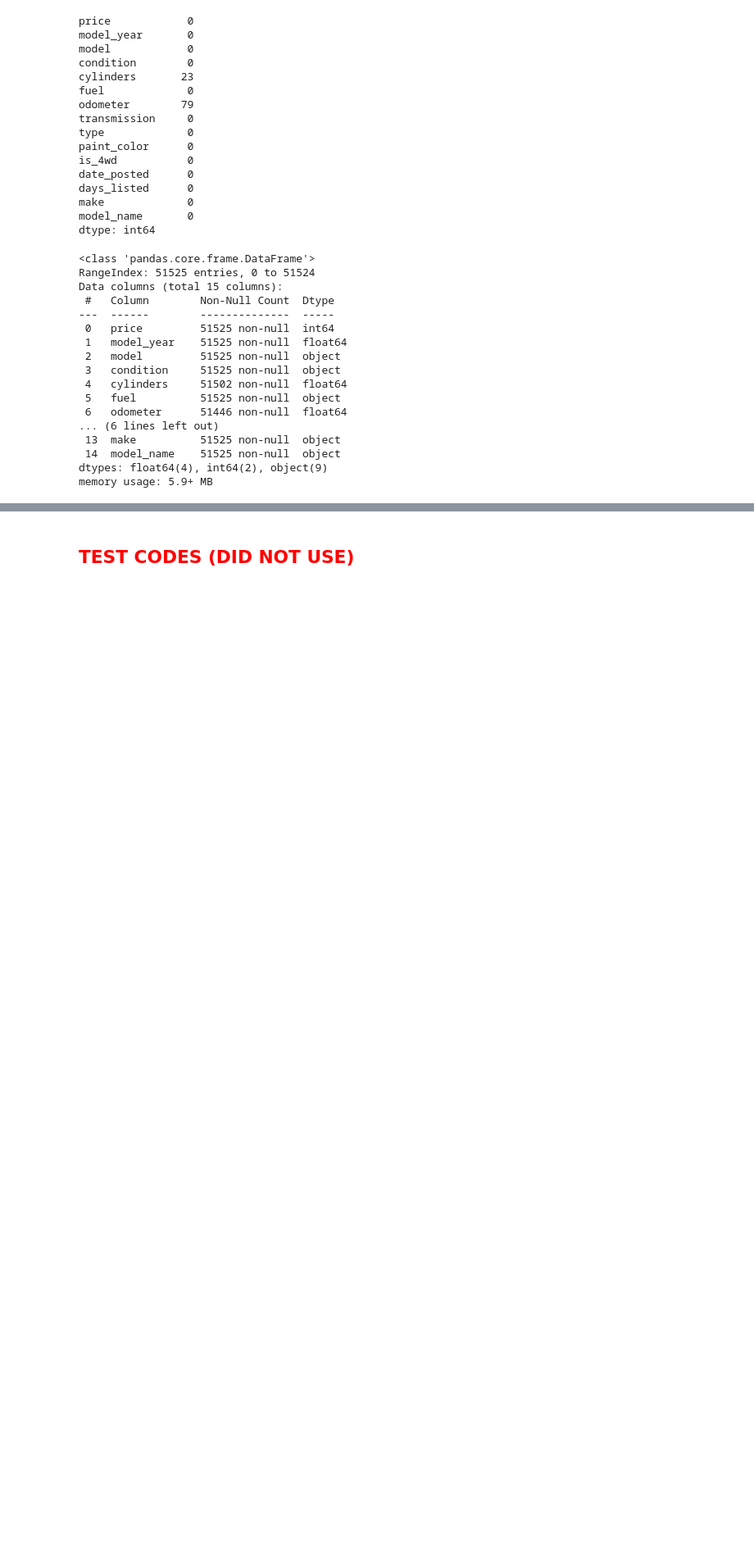
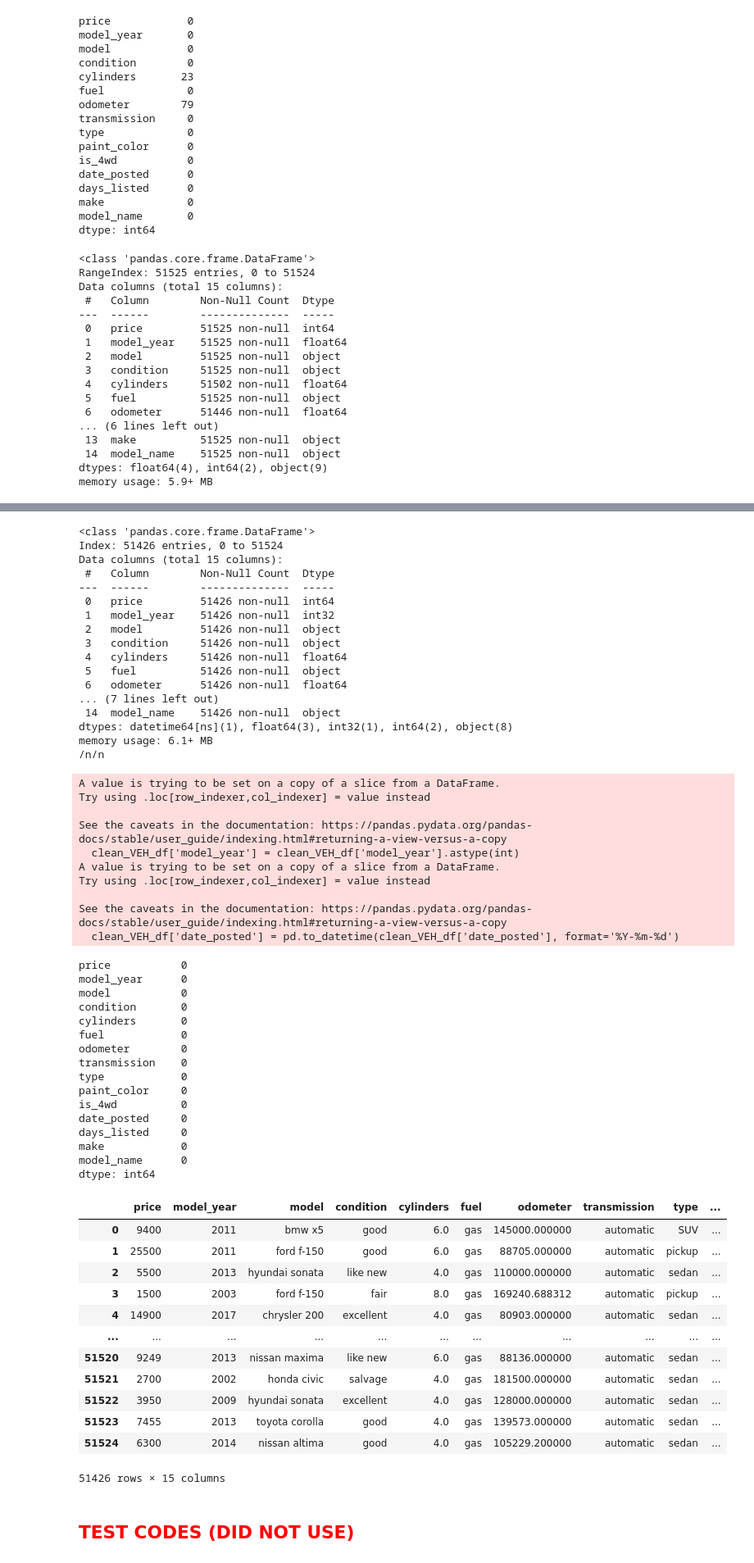
Before and after one commit to MelvicTN/SW_Development_Tool, a Jupyter notebook: EDA.ipynb, the cells around one changed output, grey strips where cells are left out. Shown at 82% size. Drawn from its saved outputs; the diff is of its cells as text; code cells hidden in the pictures; blank space fills up the shorter version.

```diff
--- a/EDA.ipynb
+++ b/EDA.ipynb
@@ -1107 +1201,9 @@ memory usage: 5.9+ MB
 - <>
+# %%
+# MISSING VALUES: drop rows with missing values and create new vehicles.df called clean_VEH_df
+clean_VEH_df = vehicles_df.dropna(subset=['cylinders', 'odometer'])
+
+
+# SANITY CHECK: verify all missing values were filled/replaced/removed
+clean_VEH_df.info()
+clean_VEH_df.isna().sum()
@@ -1107,0 +1246,72 @@ memory usage: 5.9+ MB
+# %%
+# FE:
+
+# 'model_year' column convert datatype from float64 to int32 to get 4-digit year
+clean_VEH_df['model_year'] = clean_VEH_df['model_year'].astype(int)
+
+# 'date_posted' column convert value datatype from object to datetime
+clean_VEH_df['date_posted'] = pd.to_datetime(clean_VEH_df['date_posted'], format='%Y-%m-%d')
+
+
+clean_VEH_df.info()
+print('/n/n')
+display(clean_VEH_df.isna().sum())
+print()
+display(clean_VEH_df)
+# %% [output]
+<class 'pandas.core.frame.DataFrame'>
+Index: 51426 entries, 0 to 51524
+Data columns (total 15 columns):
+ #   Column        Non-Null Count  Dtype
+---  ------        --------------  -----
+ 0   price         51426 non-null  int64
+ 1   model_year    51426 non-null  int32
+ 2   model         51426 non-null  object
+ 3   condition     51426 non-null  object
+ 4   cylinders     51426 non-null  float64
+ 5   fuel          51426 non-null  object
+ 6   odometer      51426 non-null  float64
+... (7 lines left out)
+ 14  model_name    51426 non-null  object
+dtypes: datetime64[ns](1), float64(3), int32(1), int64(2), object(8)
+memory usage: 6.1+ MB
+/n/n
+A value is trying to be set on a copy of a slice from a DataFrame.
+Try using .loc[row_indexer,col_indexer] = value instead
+
+See the caveats in the documentation: https://pandas.pydata.org/pandas-docs/stable/user_guide/indexing.html#returning-a-view-versus-a-copy
+  clean_VEH_df['model_year'] = clean_VEH_df['model_year'].astype(int)
+A value is trying to be set on a copy of a slice from a DataFrame.
+Try using .loc[row_indexer,col_indexer] = value instead
+
+See the caveats in the documentation: https://pandas.pydata.org/pandas-docs/stable/user_guide/indexing.html#returning-a-view-versus-a-copy
+  clean_VEH_df['date_posted'] = pd.to_datetime(clean_VEH_df['date_posted'], format='%Y-%m-%d')
+price           0
+model_year      0
+model           0
+condition       0
+cylinders       0
+fuel            0
+odometer        0
+transmission    0
+type            0
+paint_color     0
+is_4wd          0
+date_posted     0
+days_listed     0
+make            0
+model_name      0
+dtype: int64
+|  | price | model_year | model | condition | cylinders | fuel | odometer | transmission | type | ... |
+| 0 | 9400 | 2011 | bmw x5 | good | 6.0 | gas | 145000.000000 | automatic | SUV | ... |
+| 1 | 25500 | 2011 | ford f-150 | good | 6.0 | gas | 88705.000000 | automatic | pickup | ... |
+| 2 | 5500 | 2013 | hyundai sonata | like new | 4.0 | gas | 110000.000000 | automatic | sedan | ... |
+| 3 | 1500 | 2003 | ford f-150 | fair | 8.0 | gas | 169240.688312 | automatic | pickup | ... |
+| 4 | 14900 | 2017 | chrysler 200 | excellent | 4.0 | gas | 80903.000000 | automatic | sedan | ... |
+| ... | ... | ... | ... | ... | ... | ... | ... | ... | ... | ... |
+| 51520 | 9249 | 2013 | nissan maxima | like new | 6.0 | gas | 88136.000000 | automatic | sedan | ... |
+| 51521 | 2700 | 2002 | honda civic | salvage | 4.0 | gas | 181500.000000 | automatic | sedan | ... |
+| 51522 | 3950 | 2009 | hyundai sonata | excellent | 4.0 | gas | 128000.000000 | automatic | sedan | ... |
+| 51523 | 7455 | 2013 | toyota corolla | good | 4.0 | gas | 139573.000000 | automatic | sedan | ... |
+| 51524 | 6300 | 2014 | nissan altima | good | 4.0 | gas | 105229.200000 | automatic | sedan | ... |
+51426 rows × 15 columns
```
Also changed, not shown: parts of 27 cells of this notebook.
